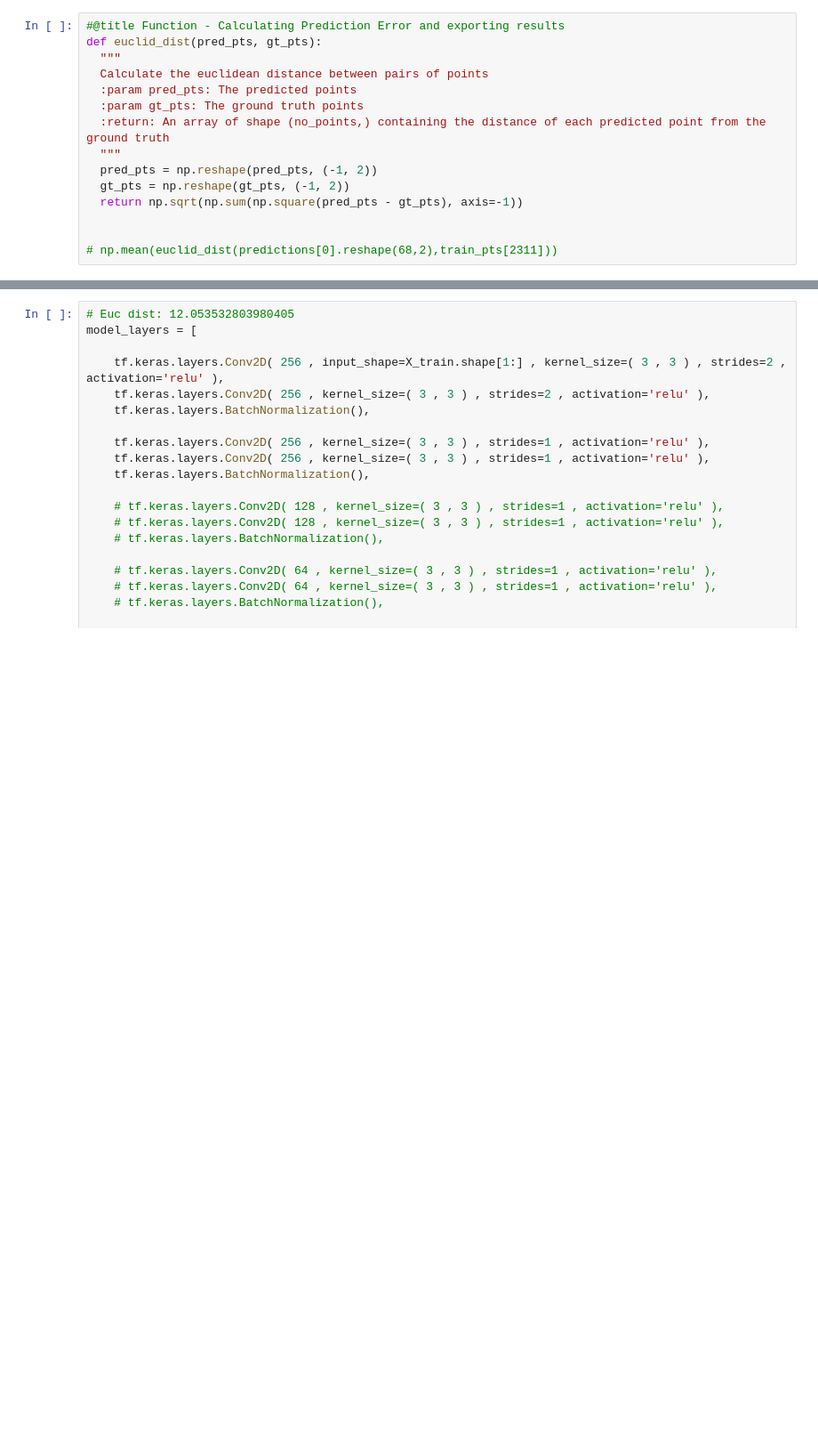
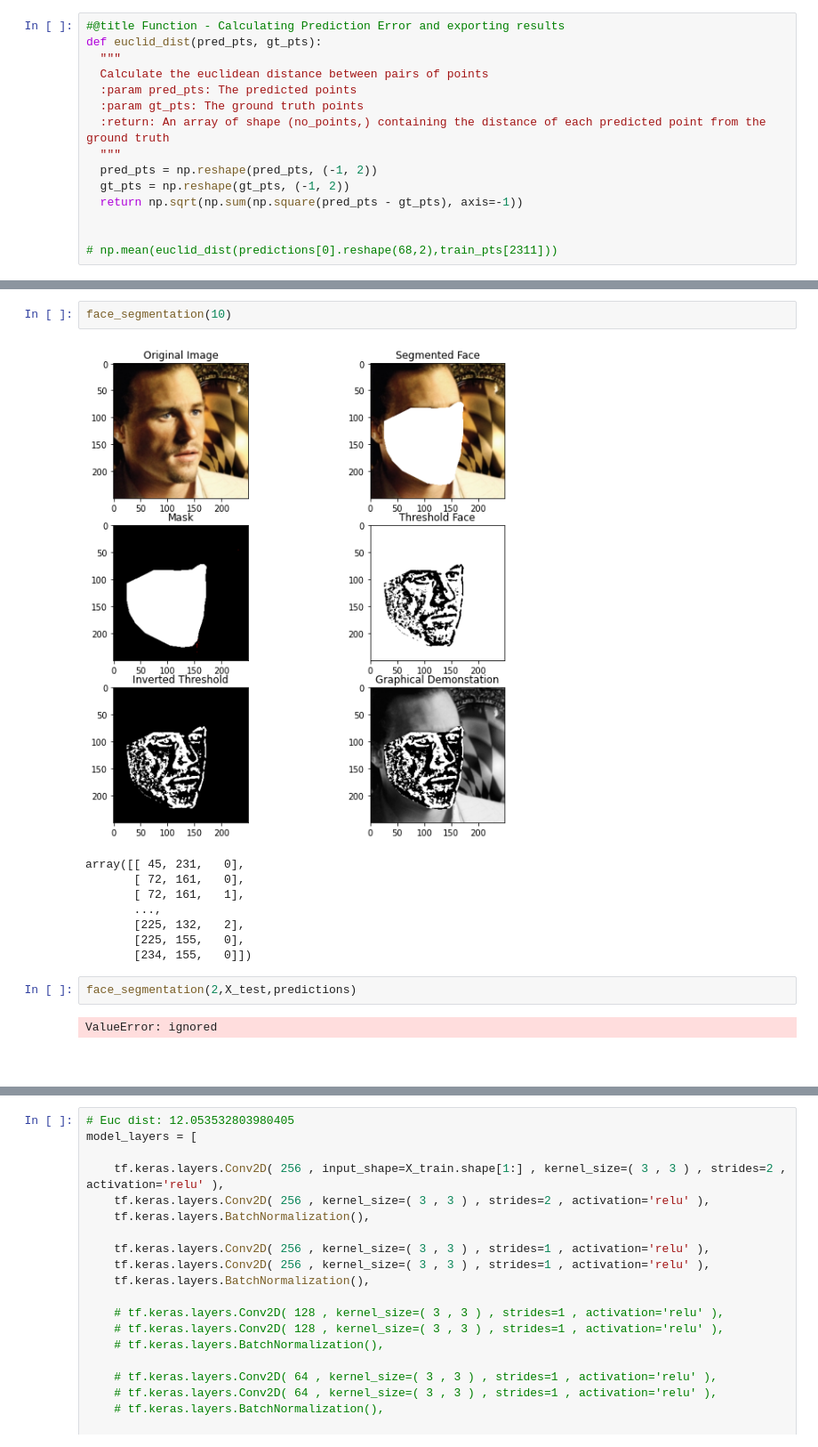
Before and after one commit to LordLean/Computer-Vision, a Jupyter notebook: CV_Labs/CV_183708.ipynb, the cells around one changed output, grey strips where cells are left out. Shown: that part at 89% size. Drawn from its saved outputs; the diff is of its cells as text; blank space fills up the shorter version.

```diff
--- a/CV_Labs/CV_183708.ipynb
+++ b/CV_Labs/CV_183708.ipynb
@@ -91 +363,18 @@ def euclid_dist(pred_pts, gt_pts):
+# %%
+face_segmentation(10)
+# %% [output]
+[figure, added]
+array([[ 45, 231,   0],
+       [ 72, 161,   0],
+       [ 72, 161,   1],
+       ...,
+       [225, 132,   2],
+       [225, 155,   0],
+       [234, 155,   0]])
+# %%
+face_segmentation(2,X_test,predictions)
+# %% [output]
+ValueError: ignored
+# %% [markdown]
+<br>
 # %%
```
Also changed, not shown: parts of 18 cells of this notebook.
